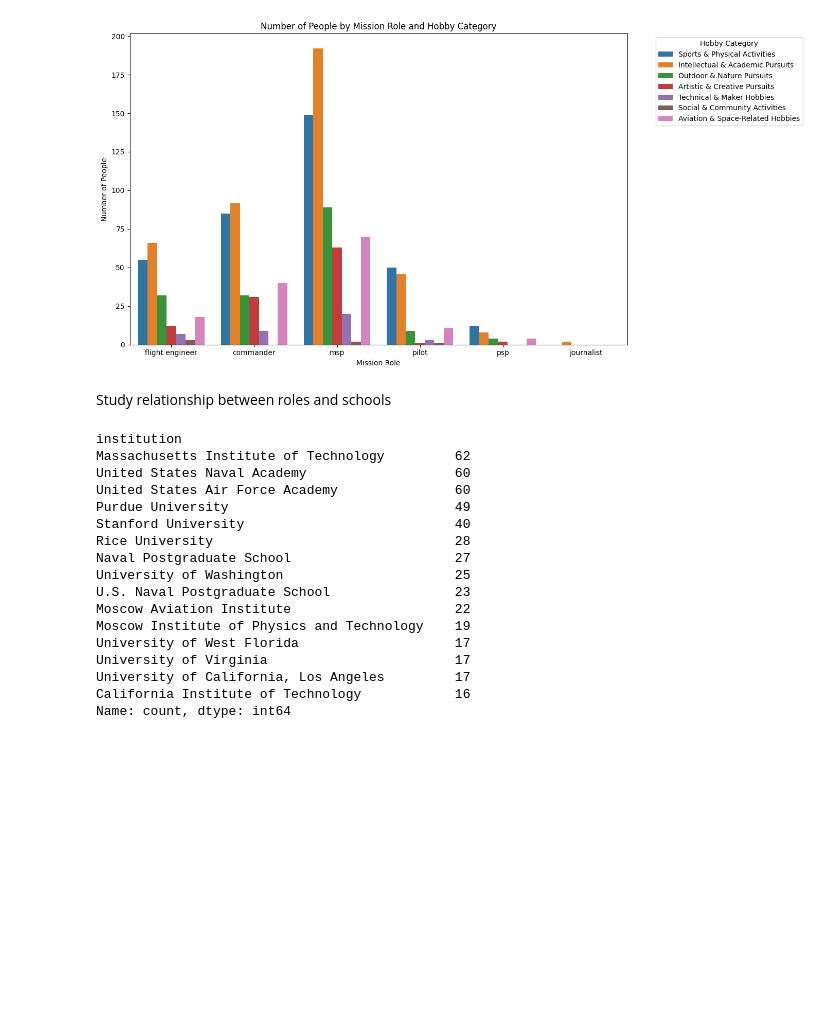
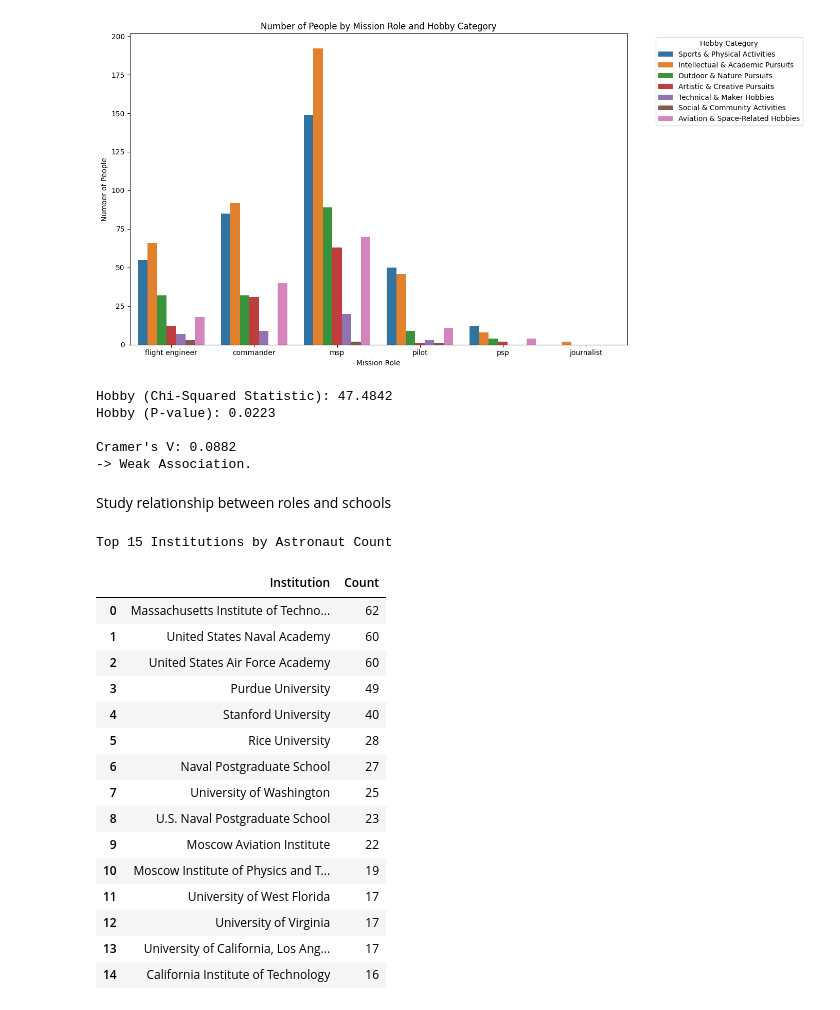
Before and after one commit to CDCThjnk/Model, a Jupyter notebook: EDA/EDA.ipynb, the cells around one changed output. Cells and saved outputs as stored; diff of their text form; code cells hidden in the pictures; blank space fills up the shorter version.

```diff
--- a/EDA/EDA.ipynb
+++ b/EDA/EDA.ipynb
@@ -120,2 +18,0 @@ df_with_role = pd.read_csv('cleaned_astronaut_data_complete.csv')
-# %%
-df['name'] = df['name'].apply(remove_dotted_words)
@@ -149,2 +24,0 @@ sns.countplot(x = 'Mission.Role', data = df_roles)
-# %%
-df = pd.merge(df, df_roles, left_on='name', right_on='cleaned_name', how='inner')
@@ -228,6 +140,29 @@ plt.tight_layout()
 plt.show()
 # %% [output]
 [figure]
+# %%
+contingency_table = pd.crosstab(df_interest_with_category['Hobby Category (Recategorized)'], df_interest_with_category['Mission.Role'])
+
+chi2, p_value, dof, expected_freq = chi2_contingency(contingency_table)
+
+print(f"Hobby (Chi-Squared Statistic): {chi2:.4f}")
+print(f"Hobby (P-value): {p_value:.4f}")
+
+n_deg = contingency_table.sum().sum()
+cramers_v_deg = np.sqrt(chi2 / (n_deg * (min(contingency_table.shape)-1)))
+print(f"\nCramer's V: {cramers_v_deg:.4f}")
+if cramers_v_deg < 0.1:
+    print("-> Weak Association.")
+elif cramers_v_deg < 0.3:
+    print("-> Moderate Association.")
+else:
+    print("-> Strong Association.")
+# %% [output]
+Hobby (Chi-Squared Statistic): 47.4842
+Hobby (P-value): 0.0223
+
+Cramer's V: 0.0882
+-> Weak Association.
 # %% [markdown]
 Study relationship between roles and schools
 # %%
@@ -239,22 +172,36 @@ df_education = df_education.drop(columns=['education'])
 # %%
+
 institution_counts = df_education['institution'].value_counts().sort_values(ascending=False)
 
-institution_counts[:15,]
+top_institutions = institution_counts.head(15).reset_index()
+top_institutions.columns = ['Institution', 'Count']
+
+# Use pandas styling for a beautiful table
+styled_table = top_institutions.style.set_properties(**{
+    'background-color': '#f9f9f9',
+    'color': '#333',
+    'border-color': 'black',
+    'border-width': '1px',
+    'border-style': 'solid'
+}).set_table_styles([
+    {'selector': 'th', 'props': [('background-color', '#4F81BD'), ('color', 'white'), ('font-weight', 'bold')]}
+]).set_caption("Top 15 Institutions by Astronaut Count")
+display(styled_table)
 # %% [output]
-institution
-Massachusetts Institute of Technology         62
-United States Naval Academy                   60
-United States Air Force Academy               60
-Purdue University                             49
-Stanford University                           40
-Rice University                               28
-Naval Postgraduate School                     27
-University of Washington                      25
-U.S. Naval Postgraduate School                23
-Moscow Aviation Institute                     22
-Moscow Institute of Physics and Technology    19
-University of West Florida                    17
-University of Virginia                        17
-University of California, Los Angeles         17
-California Institute of Technology            16
-Name: count, dtype: int64
+Top 15 Institutions by Astronaut Count
+|  | Institution | Count |
+| 0 | Massachusetts Institute of Techno... | 62 |
+| 1 | United States Naval Academy | 60 |
+| 2 | United States Air Force Academy | 60 |
+| 3 | Purdue University | 49 |
+| 4 | Stanford University | 40 |
+| 5 | Rice University | 28 |
+| 6 | Naval Postgraduate School | 27 |
+| 7 | University of Washington | 25 |
+| 8 | U.S. Naval Postgraduate School | 23 |
+| 9 | Moscow Aviation Institute | 22 |
+| 10 | Moscow Institute of Physics and T... | 19 |
+| 11 | University of West Florida | 17 |
+| 12 | University of Virginia | 17 |
+| 13 | University of California, Los Ang... | 17 |
+| 14 | California Institute of Technology | 16 |
```
Also changed, not shown: parts of 24 cells of this notebook, 5 other files.
